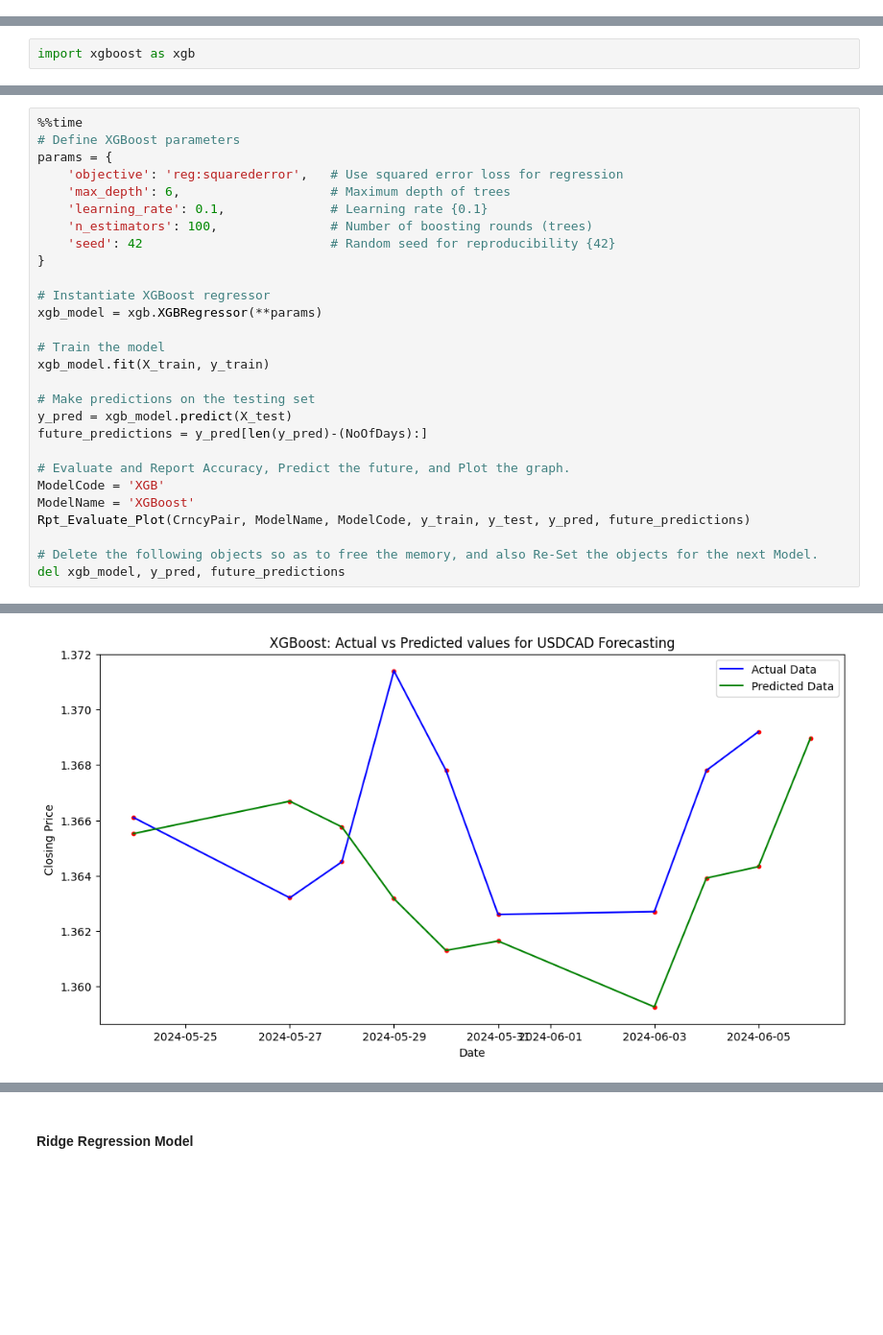
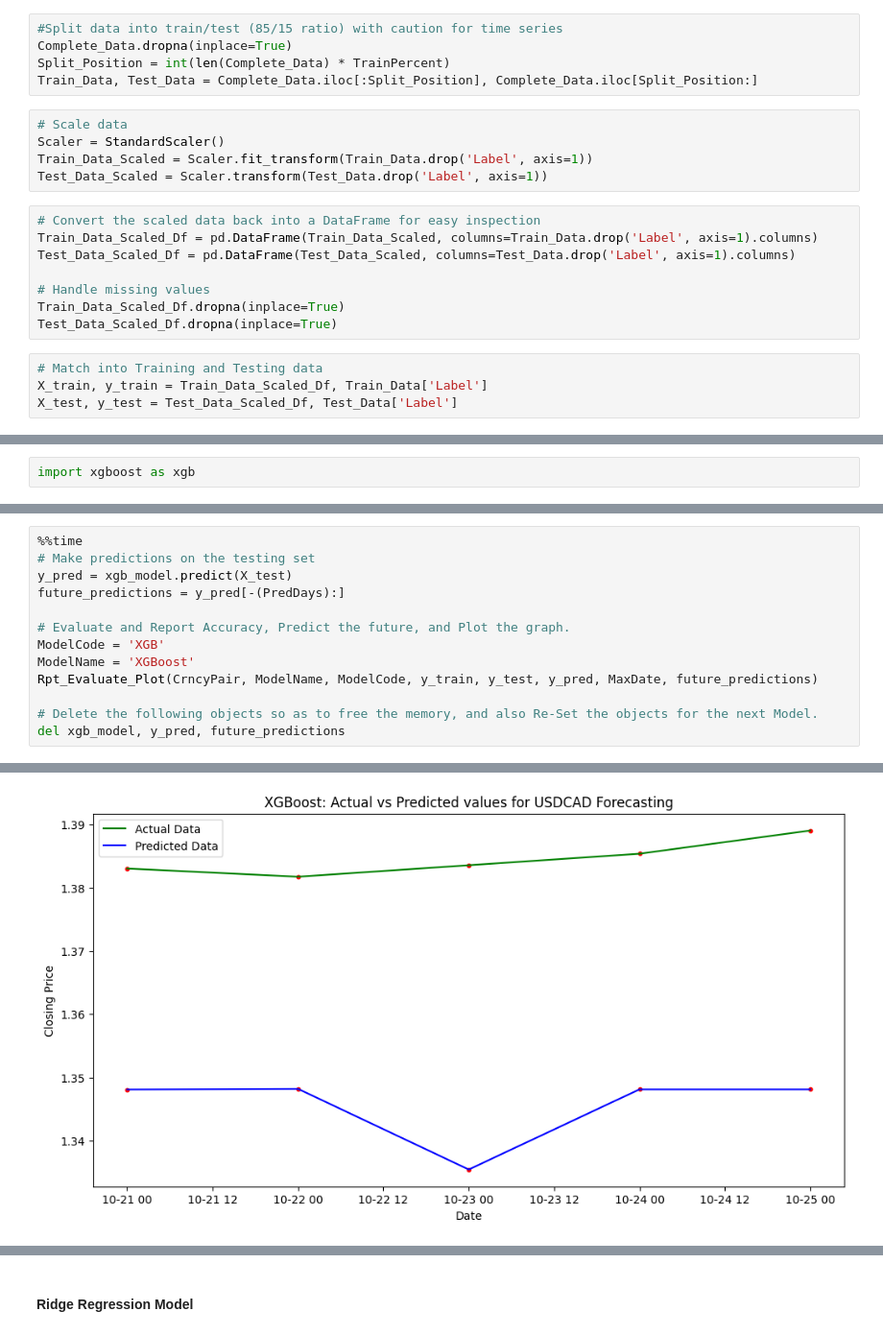
Before and after one commit to Akubue4U/PyProjects, a Jupyter notebook: MyBDAThesis/Akubue Simon - Thesis_Models.ipynb, the cells around one changed output, grey strips where cells are left out. Shown: that part at 96% size. Cells and saved outputs as stored; diff of their text form; blank space fills up the shorter version.

```diff
--- a/MyBDAThesis/Akubue Simon - Thesis_Models.ipynb
+++ b/MyBDAThesis/Akubue Simon - Thesis_Models.ipynb
@@ -797,3 +450,25 @@ del Features
+# %%
+#Split data into train/test (85/15 ratio) with caution for time series
+Complete_Data.dropna(inplace=True)
+Split_Position = int(len(Complete_Data) * TrainPercent)
+Train_Data, Test_Data = Complete_Data.iloc[:Split_Position], Complete_Data.iloc[Split_Position:]
+# %%
+# Scale data
+Scaler = StandardScaler()
+Train_Data_Scaled = Scaler.fit_transform(Train_Data.drop('Label', axis=1))
+Test_Data_Scaled = Scaler.transform(Test_Data.drop('Label', axis=1))
+# %%
+# Convert the scaled data back into a DataFrame for easy inspection
+Train_Data_Scaled_Df = pd.DataFrame(Train_Data_Scaled, columns=Train_Data.drop('Label', axis=1).columns)
+Test_Data_Scaled_Df = pd.DataFrame(Test_Data_Scaled, columns=Test_Data.drop('Label', axis=1).columns)
+
+# Handle missing values
+Train_Data_Scaled_Df.dropna(inplace=True)
+Test_Data_Scaled_Df.dropna(inplace=True)
+# %%
+# Match into Training and Testing data
+X_train, y_train = Train_Data_Scaled_Df, Train_Data['Label']
+X_test, y_test = Test_Data_Scaled_Df, Test_Data['Label']
 # %%
 # Plotting the Train/Test Data
 Plot_TrainTest(CrncyPair, y_train, y_test)
@@ -870,28 +597,13 @@ import xgboost as xgb
 # %%
 %%time
-# Define XGBoost parameters
-params = {
-    'objective': 'reg:squarederror',   # Use squared error loss for regression
-    'max_depth': 6,                    # Maximum depth of trees
-    'learning_rate': 0.1,              # Learning rate {0.1}
-    'n_estimators': 100,               # Number of boosting rounds (trees)
-    'seed': 42                         # Random seed for reproducibility {42}
-}
-
-# Instantiate XGBoost regressor
-xgb_model = xgb.XGBRegressor(**params)
-
-# Train the model
-xgb_model.fit(X_train, y_train)
-
 # Make predictions on the testing set
 y_pred = xgb_model.predict(X_test)
-future_predictions = y_pred[len(y_pred)-(NoOfDays):]
+future_predictions = y_pred[-(PredDays):]
 
 # Evaluate and Report Accuracy, Predict the future, and Plot the graph.
 ModelCode = 'XGB'
 ModelName = 'XGBoost'
-Rpt_Evaluate_Plot(CrncyPair, ModelName, ModelCode, y_train, y_test, y_pred, future_predictions)
+Rpt_Evaluate_Plot(CrncyPair, ModelName, ModelCode, y_train, y_test, y_pred, MaxDate, future_predictions)
 
 # Delete the following objects so as to free the memory, and also Re-Set the objects for the next Model.
 del xgb_model, y_pred, future_predictions
@@ -905 +616 @@ Future Predictions [1.3655212 1.3666915 1.3657609 1.3631697 1.361299  1.3616399
-[figure, old version]
+[figure, new version]
```
Also changed, not shown: parts of 85 cells of this notebook, 2 other files.
